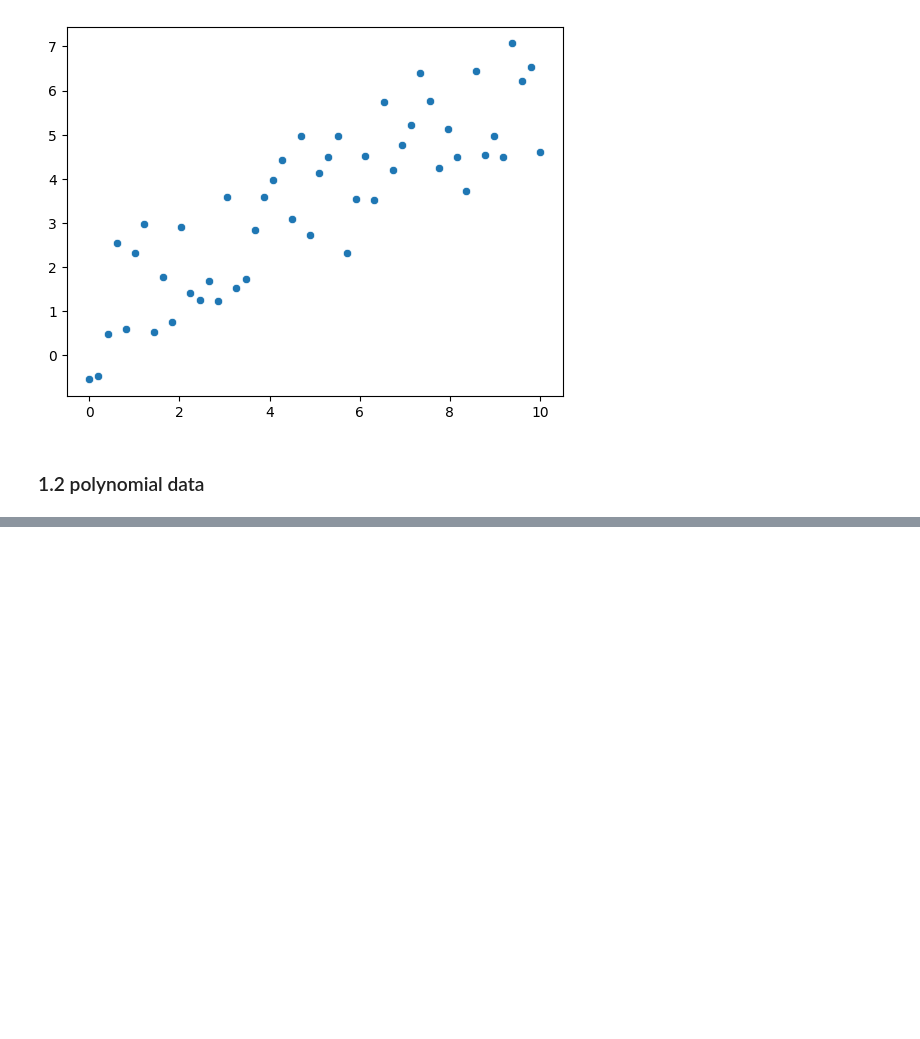
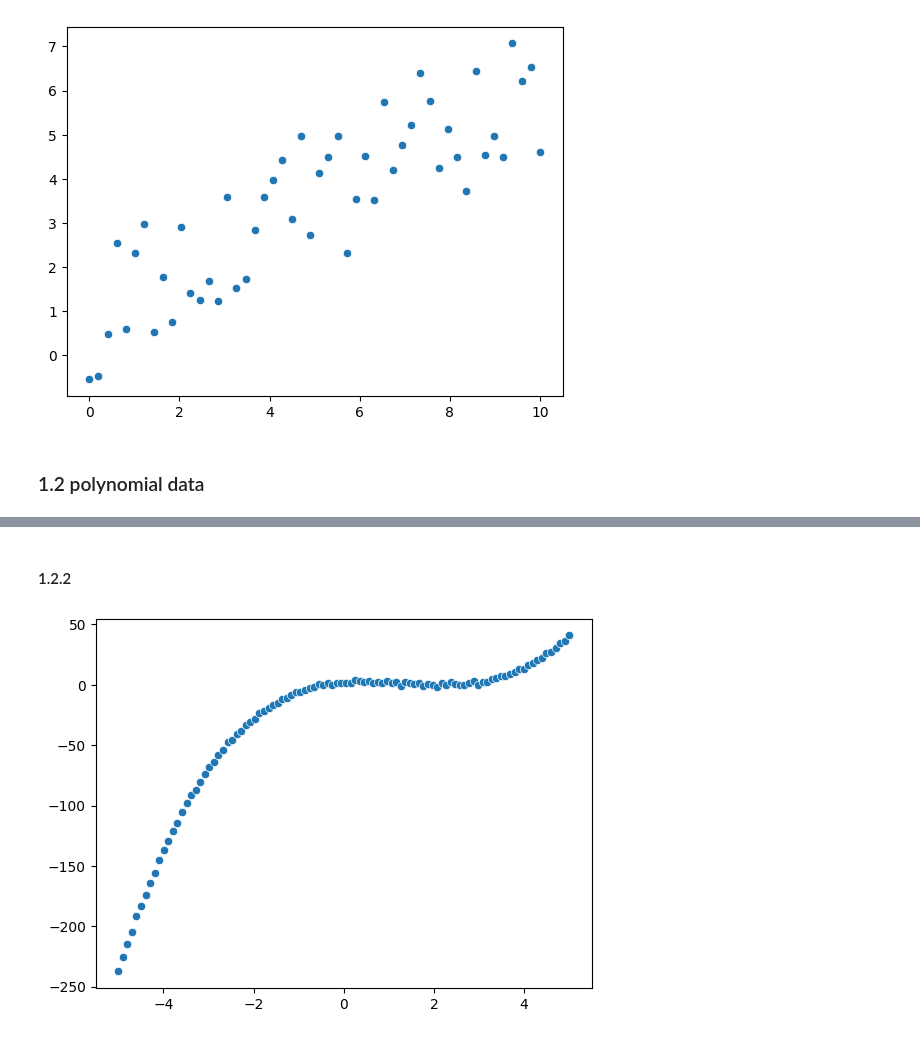
Before and after one commit to modernpacifist/engineering-of-machine-learning-urfu, a Jupyter notebook: math-basics-of-machine-learning/Notebooks/HW2_MBML.ipynb, the cells around one changed output, grey strips where cells are left out. Drawn from its saved outputs; the diff is of its cells as text; code cells hidden in the pictures; blank space fills up the shorter version.

```diff
--- a/math-basics-of-machine-learning/Notebooks/HW2_MBML.ipynb
+++ b/math-basics-of-machine-learning/Notebooks/HW2_MBML.ipynb
@@ -77,0 +94,11 @@ plt.show()
+# %% [markdown]
+#### 1.2.2
+# %%
+coefficients = [1, -4, 3, 2]
+x = np.linspace(-5, 5, 100)
+y = np.polyval(coefficients, x) + np.random.normal(0, 1, 100)
+
+sns.scatterplot(x=x, y=y)
+plt.show()
+# %% [output]
+[figure, added]
```
Also changed, not shown: parts of 8 cells of this notebook.
